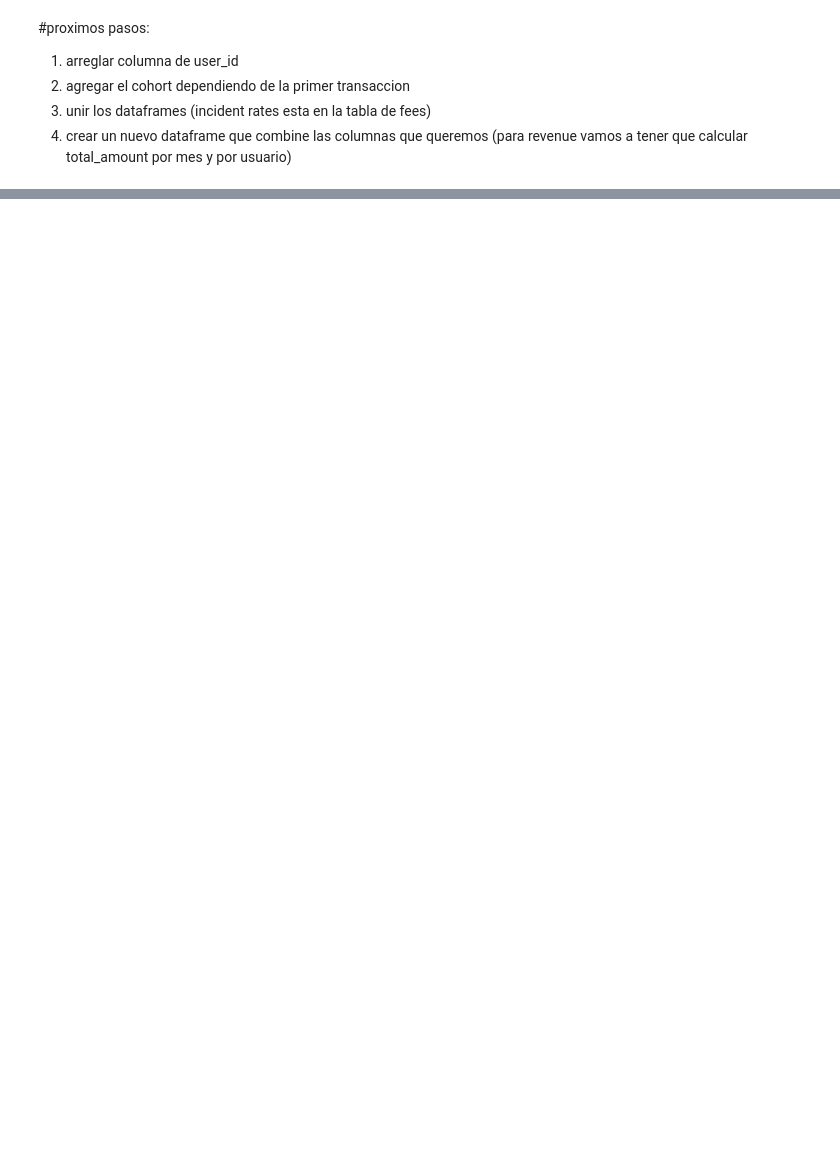
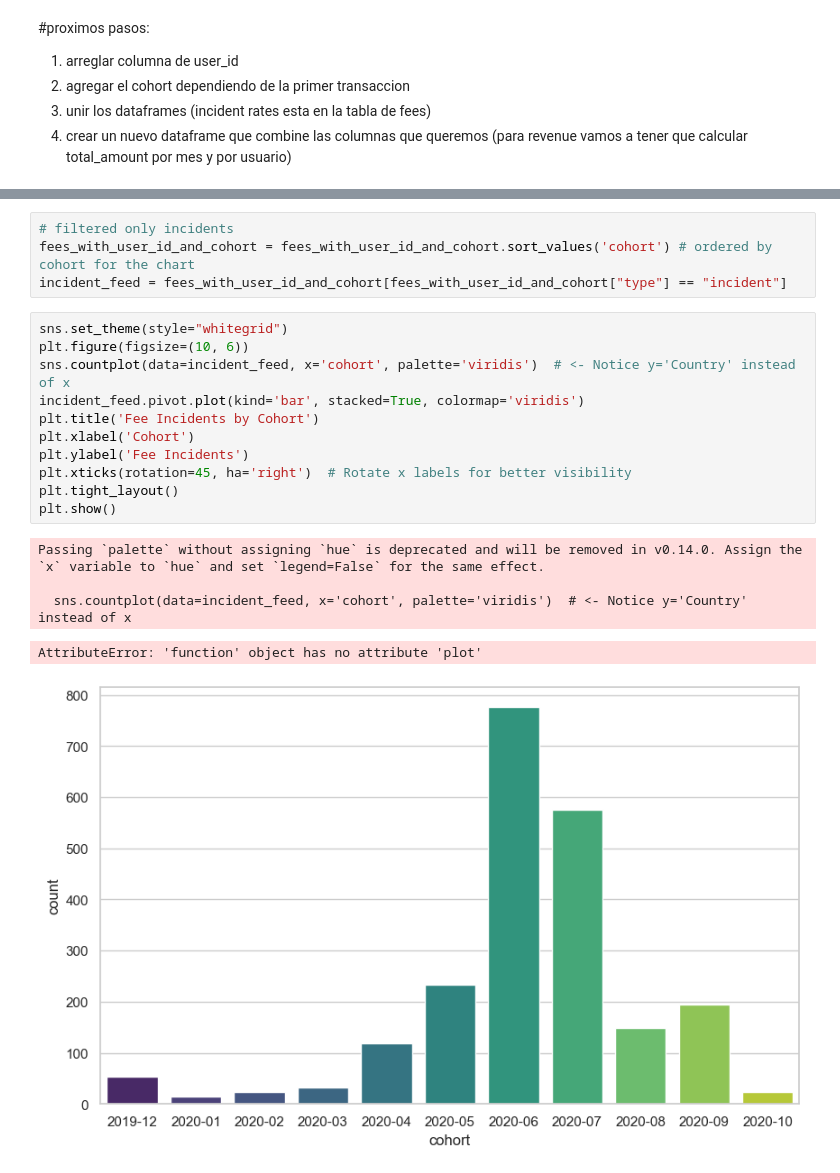
Before and after one commit to jorgeberrizbeitia/project-ironhack-payments-en, a Jupyter notebook: EDA.ipynb, the cells around one changed output, grey strips where cells are left out. Cells and saved outputs as stored; diff of their text form; blank space fills up the shorter version.

```diff
--- a/EDA.ipynb
+++ b/EDA.ipynb
@@ -164,0 +245,21 @@ feesdf[feesdf["total_amount"] != 5.0]
+# %%
+# filtered only incidents
+fees_with_user_id_and_cohort = fees_with_user_id_and_cohort.sort_values('cohort') # ordered by cohort for the chart
+incident_feed = fees_with_user_id_and_cohort[fees_with_user_id_and_cohort["type"] == "incident"]
+# %%
+sns.set_theme(style="whitegrid")
+plt.figure(figsize=(10, 6))
+sns.countplot(data=incident_feed, x='cohort', palette='viridis')  # <- Notice y='Country' instead of x
+incident_feed.pivot.plot(kind='bar', stacked=True, colormap='viridis')
+plt.title('Fee Incidents by Cohort')
+plt.xlabel('Cohort')
+plt.ylabel('Fee Incidents')
+plt.xticks(rotation=45, ha='right')  # Rotate x labels for better visibility
+plt.tight_layout()
+plt.show()
+# %% [output]
+Passing `palette` without assigning `hue` is deprecated and will be removed in v0.14.0. Assign the `x` variable to `hue` and set `legend=False` for the same effect.
+
+  sns.countplot(data=incident_feed, x='cohort', palette='viridis')  # <- Notice y='Country' instead of x
+AttributeError: 'function' object has no attribute 'plot'
+[figure, added]
```
Also changed, not shown: parts of 28 cells of this notebook.
